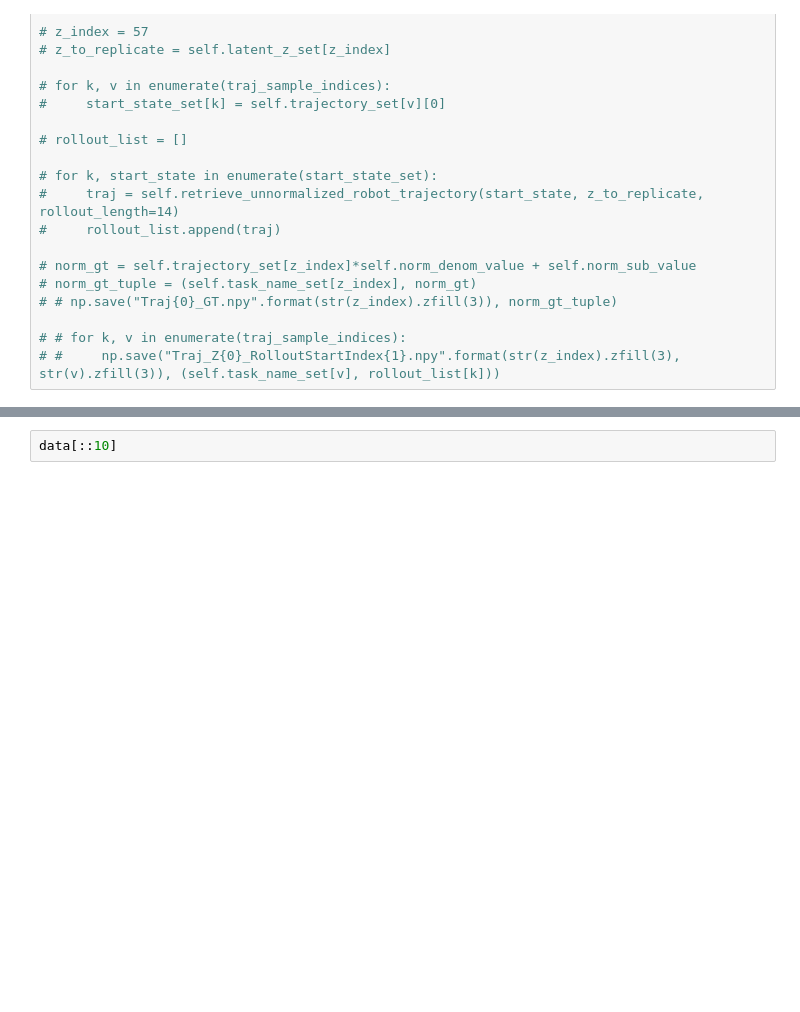
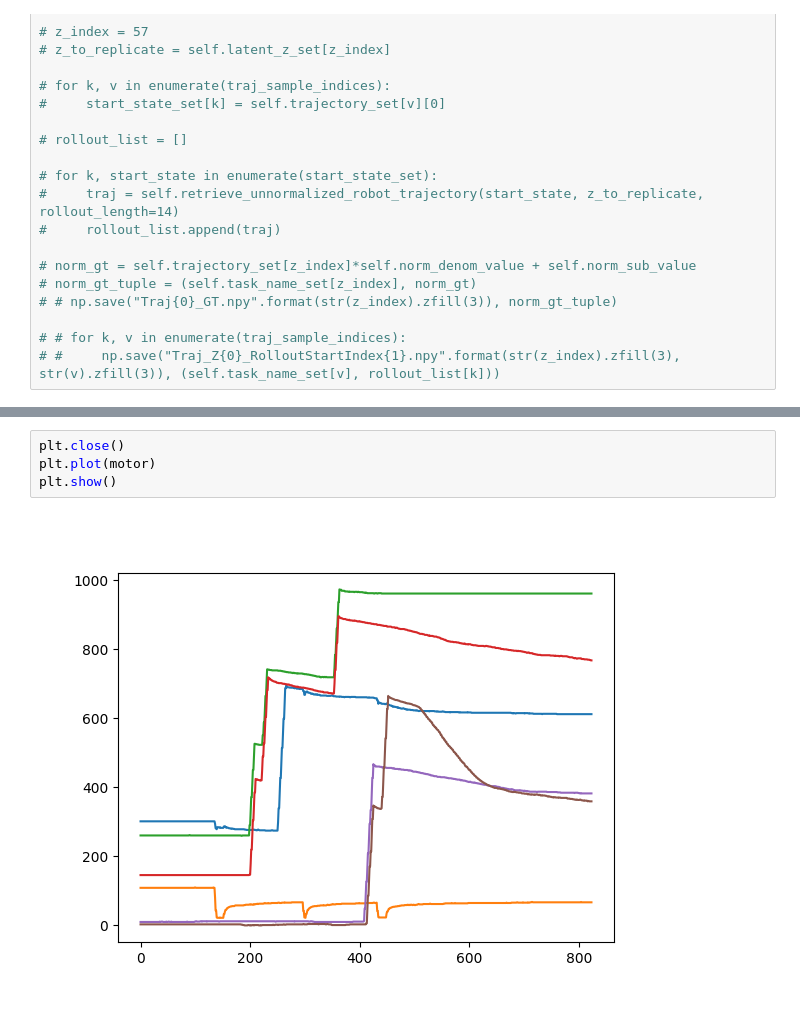
Before and after one commit to chaitanya1chawla/CausalSkillLearning, a Jupyter notebook: Experiments/TrialNotebook.ipynb, the cells around one changed output, grey strips where cells are left out. Drawn from its saved outputs; the diff is of its cells as text; blank space fills up the shorter version.

```diff
--- a/Experiments/TrialNotebook.ipynb
+++ b/Experiments/TrialNotebook.ipynb
@@ -247,2 +258,6 @@ plt.show()
-# %%
-data[::10]
+# %%
+plt.close()
+plt.plot(motor)
+plt.show()
+# %% [output]
+[figure, added]
```
Also changed, not shown: parts of 7 cells of this notebook, 4 other files.
